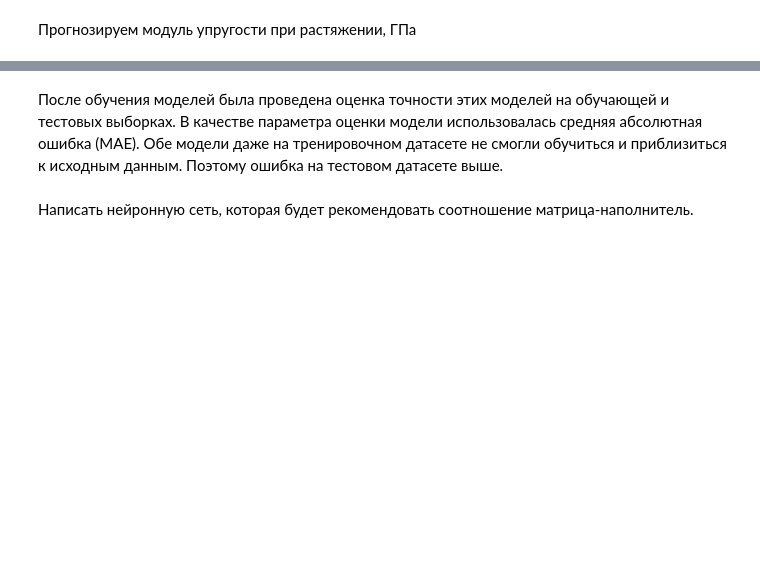
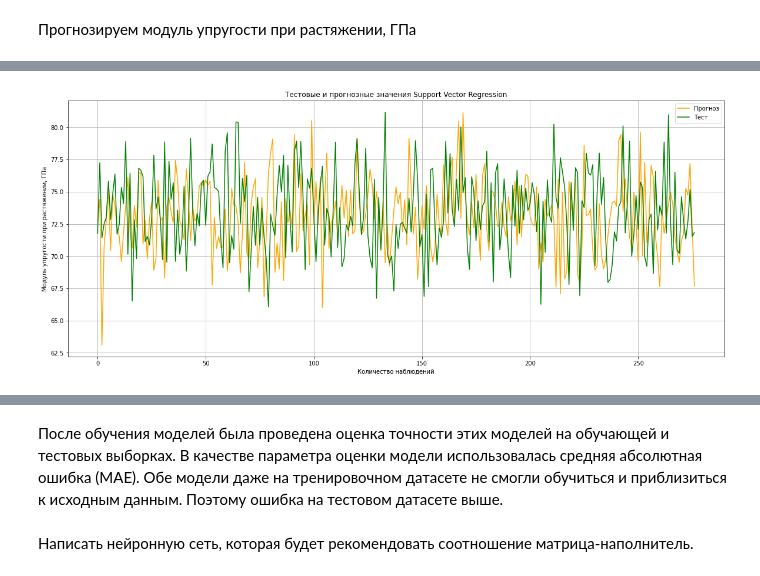
Before and after one commit to StudentBAU/KUMPOZIT, a Jupyter notebook: АСКАР_BKP_часть_3.ipynb, the cells around one changed output, grey strips where cells are left out. Drawn from its saved outputs; the diff is of its cells as text; code cells hidden in the pictures; blank space fills up the shorter version.

```diff
--- a/АСКАР_BKP_часть_3.ipynb
+++ b/АСКАР_BKP_часть_3.ipynb
@@ -94,12 +136,14 @@ print("RMSE for mean target: ", np.sqrt(mse_lin_elast2_mean))
 # %%
-plt.figure(figsize = (10, 7))
+plt.figure(figsize = (20, 8))
 plt.title("Тестовые и прогнозные значения Support Vector Regression")
 plt.plot(y_pred_svr2, label = "Прогноз", color = "orange")
 plt.plot(y_test_2.values, label = "Тест", color = "green")
 plt.xlabel("Количество наблюдений")
 plt.ylabel("Модуль упругости при растяжении, ГПа")
 plt.legend()
 plt.grid(True);
+# %% [output]
+[figure, added]
 # %%
 # Чтобы оценить производительность модели в наборе данных, нам нужно измерить, насколько хорошо прогнозы модели соответствуют наблюдаемым данным.
 # Метод случайного леса - Random Forest Regressor - 2
```
Also changed, not shown: parts of 67 cells of this notebook.
